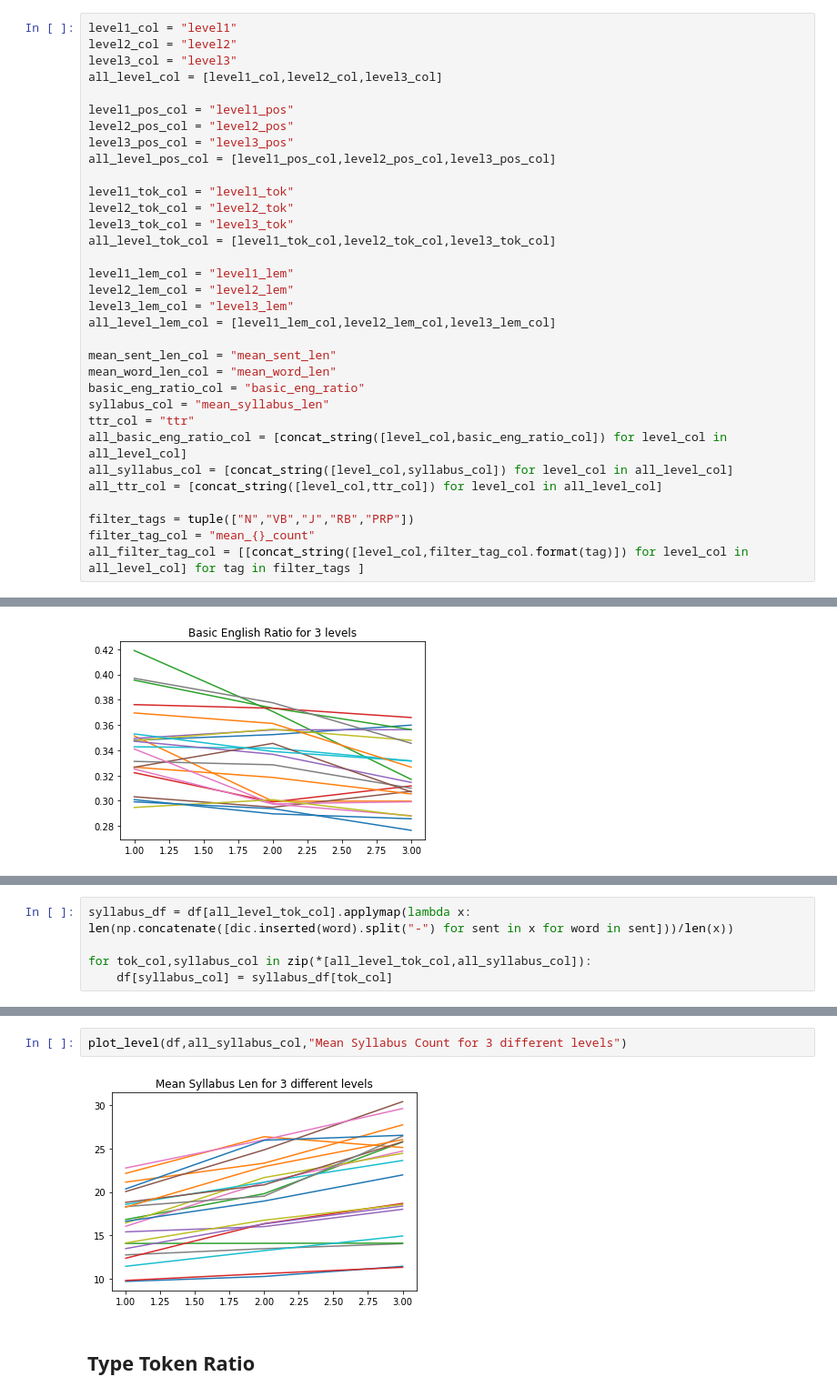
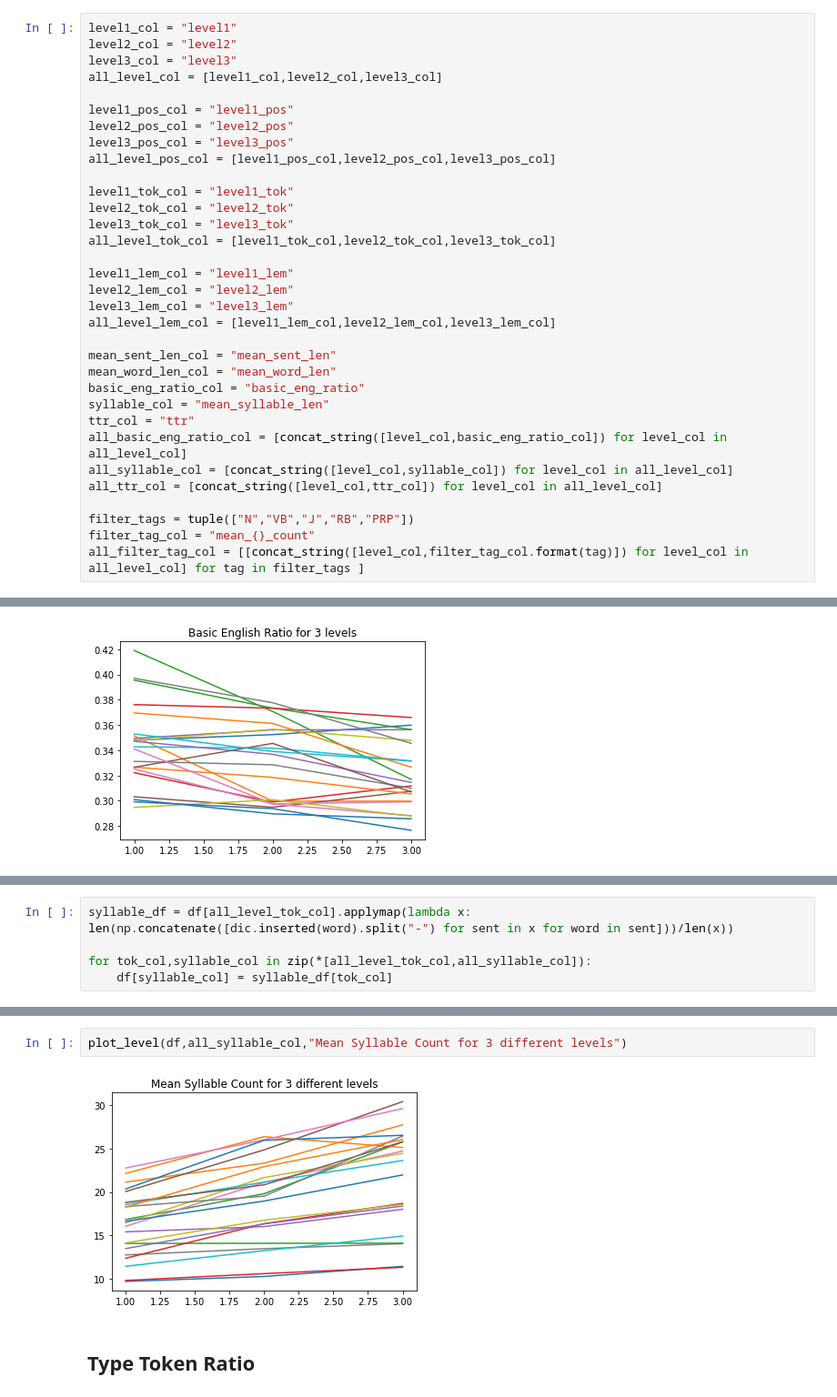
Before and after one commit to PaulOpu/TS_LossFunction, a Jupyter notebook: code/Opuchlich_FeatureExtraction.ipynb, the cells around one changed output, grey strips where cells are left out. Shown at 91% size. Cells and saved outputs as stored; diff of their text form.

```diff
--- a/code/Opuchlich_FeatureExtraction.ipynb
+++ b/code/Opuchlich_FeatureExtraction.ipynb
@@ -43,10 +43,10 @@ all_level_lem_col = [level1_lem_col,level2_lem_col,level3_lem_col]
 mean_sent_len_col = "mean_sent_len"
 mean_word_len_col = "mean_word_len"
 basic_eng_ratio_col = "basic_eng_ratio"
-syllabus_col = "mean_syllabus_len"
+syllable_col = "mean_syllable_len"
 ttr_col = "ttr"
 all_basic_eng_ratio_col = [concat_string([level_col,basic_eng_ratio_col]) for level_col in all_level_col]
-all_syllabus_col = [concat_string([level_col,syllabus_col]) for level_col in all_level_col]
+all_syllable_col = [concat_string([level_col,syllable_col]) for level_col in all_level_col]
 all_ttr_col = [concat_string([level_col,ttr_col]) for level_col in all_level_col]
 
 filter_tags = tuple(["N","VB","J","RB","PRP"])
@@ -273,6 +273,6 @@ plt.show()
 # %%
-syllabus_df = df[all_level_tok_col].applymap(lambda x: len(np.concatenate([dic.inserted(word).split("-") for sent in x for word in sent]))/len(x))
+syllable_df = df[all_level_tok_col].applymap(lambda x: len(np.concatenate([dic.inserted(word).split("-") for sent in x for word in sent]))/len(x))
 
-for tok_col,syllabus_col in zip(*[all_level_tok_col,all_syllabus_col]):
-    df[syllabus_col] = syllabus_df[tok_col]
+for tok_col,syllable_col in zip(*[all_level_tok_col,all_syllable_col]):
+    df[syllable_col] = syllable_df[tok_col]
 # %%
@@ -285,9 +285,9 @@ df[all_syllabus_col].head()
 | 3 | 9.828571 | 10.612069 | 11.338462 |
 | 4 | 15.416667 | 16.025316 | 18.012195 |
 # %%
-plot_level(df,all_syllabus_col,"Mean Syllabus Count for 3 different levels")
+plot_level(df,all_syllable_col,"Mean Syllable Count for 3 different levels")
 # %% [output]
-[figure, old version]
+[figure, new version]
 # %% [markdown]
 ## Type Token Ratio
 # %%
```
Also changed, not shown: parts of 9 cells of this notebook.
